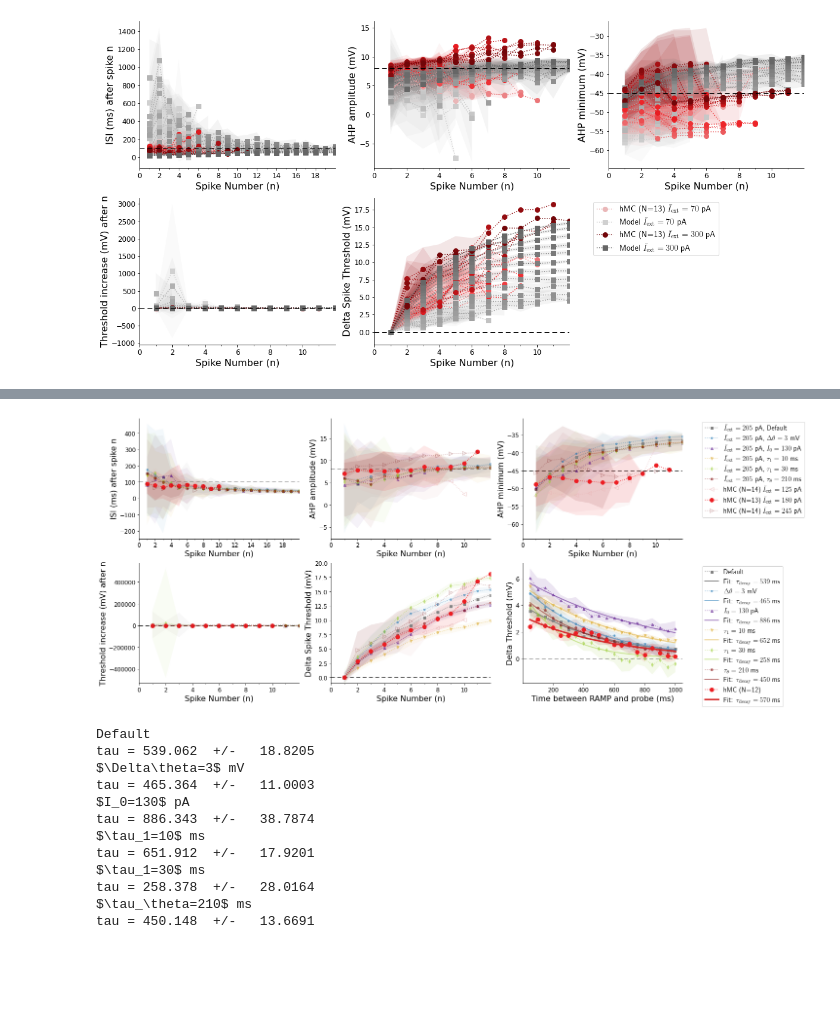
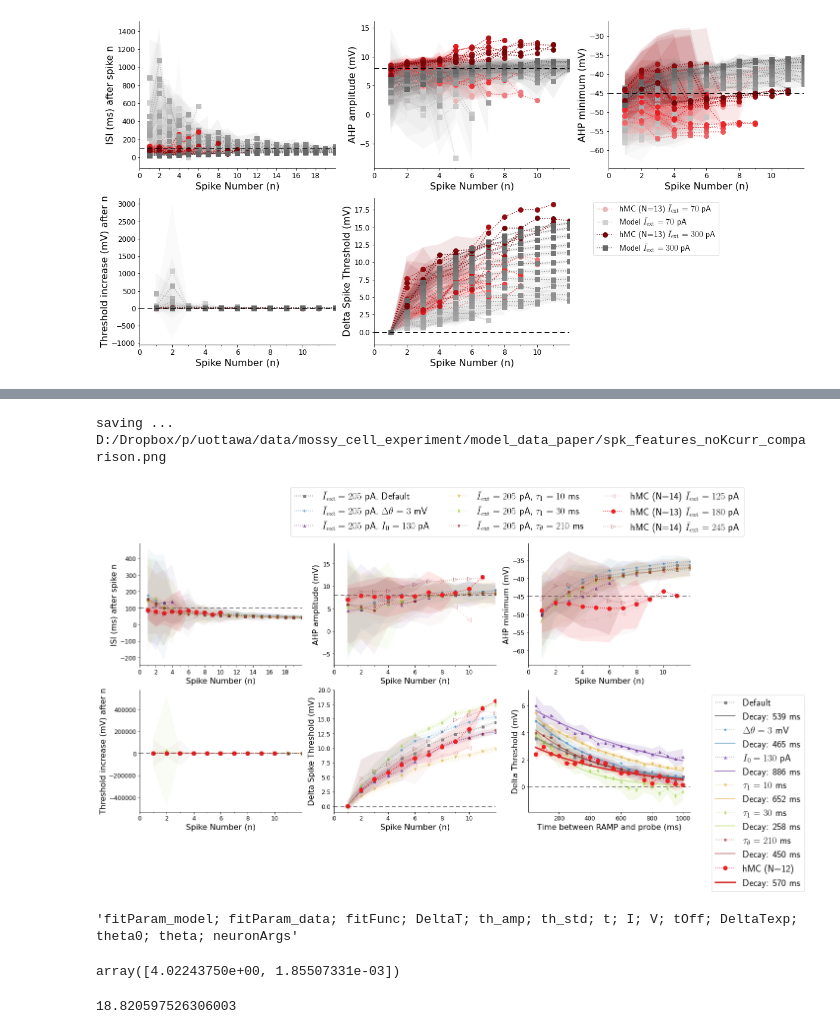
Before and after one commit to mgirardis/mossy-cell-dg, a Jupyter notebook: plot_eifdtboundsigklr_noKcurr_data_paper.ipynb, the cells around one changed output, grey strips where cells are left out. Drawn from its saved outputs; the diff is of its cells as text; code cells hidden in the pictures; blank space fills up the shorter version.

```diff
--- a/plot_eifdtboundsigklr_noKcurr_data_paper.ipynb
+++ b/plot_eifdtboundsigklr_noKcurr_data_paper.ipynb
@@ -593,7 +605,7 @@ ax[1,1].axhline(y=0,label='_',linestyle='--',linewidth=1,color='k',dashes=(8,5),
 #avg_data_struct = lambda s: inp.avg_data_matrix(s['avg'],s['std'],parVal=s['I'],avgType=avgModelData,axis=1,parValRange=avgRange,errorMethod='max',returnStdErr=False)
 
 plt.rcParams.update({'text.usetex':True,'font.family':'serif'})
-ax[0,2].legend(fontsize=14,bbox_to_anchor=(1.1,1),loc='upper left')
+ax[0,2].legend(fontsize=20,bbox_to_anchor=(-1.5,1.5),loc='upper left',ncols=3)
 plt.rcParams.update({'text.usetex':False,'font.family':'sans-serif'})
 
 """
@@ -603,64 +615,46 @@ exp_data_thresh_decay_anhtuan = numpy.array([[50.0,2.38889],[100.0,2.94444],[150
 mod_decay_data.fitParam_data[0] = numpy.array((3.175,0.00175377))
 
 color_mc = color_mc[1]#numpy.asarray((237.0/255.0,30.0/255.0,35.0/255.0,1),dtype=float)
 #color_md = color_md[0]
 #color_md[-1] = 1.0
 fit_exp_func = lambda xx,a,b: a * numpy.exp(-b * xx)
 x_fit = numpy.linspace(mod_decay_data.DeltaTexp[0][0],mod_decay_data.DeltaTexp[0][-1],100)
 for i in range(len(mod_decay_data.th_amp)):
     p.errorfill(mod_decay_data.DeltaTexp[i],mod_decay_data.th_amp[i],mod_decay_data.th_std[i],ax=ax[1,2],fmt=l_fmt[i],color=color_md[i],markersize=markersize,alpha_fill=0.1, label=label_md[i])
-    ax[1,2].plot(x_fit, fit_exp_func(x_fit,*mod_decay_data.fitParam_model[i]),'-',linewidth=2,color=color_md[i], label='Fit: $\\tau_{\\rm decay}=%.0f$ ms'%(1.0/mod_decay_data.fitParam_model[i][1]))
+    ax[1,2].plot(x_fit, fit_exp_func(x_fit,*mod_decay_data.fitParam_model[i]),'-',linewidth=2,color=color_md[i], label='Decay: %.0f ms'%(1.0/mod_decay_data.fitParam_model[i][1]))
 #p.errorfill(exp_decay_data[:,0], exp_decay_data[:,1], exp_decay_data[:,2],markersize=8,alpha_fill=0.1, fmt=':o',color=color_mc, label='hMC (N=12)',ax=ax[1,2])
 p.errorfill(exp_data_thresh_decay_anhtuan[:,0], exp_data_thresh_decay_anhtuan[:,1], exp_decay_data[:,2],markersize=8,alpha_fill=0.1, fmt=':o',color=color_mc, label='hMC (N=12)',ax=ax[1,2])
-ax[1,2].plot(x_fit, fit_exp_func(x_fit,*mod_decay_data.fitParam_data[0]),'-',linewidth=3,color='tab:red', label='Fit: $\\tau_{\\rm decay}=%.0f$ ms'%(1.0/mod_decay_data.fitParam_data[0][1]))
+ax[1,2].plot(x_fit, fit_exp_func(x_fit,*mod_decay_data.fitParam_data[0]),'-',linewidth=3,color='tab:red', label='Decay: %.0f ms'%(1.0/mod_decay_data.fitParam_data[0][1]))
 ax[1,2].axhline(y=0,label='_',linestyle='--',linewidth=1,color='k',dashes=(8,5),zorder=-10)
 plt.rcParams.update({'text.usetex':True,'font.family':'serif'})
-ax[1,2].legend(fontsize=14,bbox_to_anchor=(1.1,1),loc='upper left')
+ax[1,2].legend(fontsize=20,bbox_to_anchor=(1.1,1),loc='upper left',ncols=1)
 plt.rcParams.update({'text.usetex':False,'font.family':'sans-serif'})
 ax[1,2].set_xlabel('Time between RAMP and probe (ms)',fontsize=16)
 ax[1,2].set_ylabel('Delta Threshold (mV)',fontsize=16)
 #ax[1,2].set_xlim([0,12])
 #ax[1,2].set_xticks(numpy.arange(12)[::2])
 #ax[1,2].set_xticks(numpy.arange(12)[1::2],minor=True)
 
 for a in ax.flatten():
     a.tick_params(labelsize=12)
     a.spines['right'].set_visible(False)
     a.spines['top'].set_visible(False)
 
 #p.plot_param_search_var(x_exp,y_exp,yErr_exp,curr_exp,dict(spk=spft_data.ISI['spk'],avg=y_mod,std=yErr_mod,I=curr_mod),rescale_currents=rescaleCurr,ylabel_txt='$\\overline{ISI}$ (ms) after spike #',xLim_spk=[0,15])
 
-plt.savefig('data/simulations/spk_features_noKcurr_comparison.png',format='png',dpi=300,facecolor=(1,1,1,1),bbox_inches='tight')
+figname = 'D:/Dropbox/p/uottawa/data/mossy_cell_experiment/model_data_paper/spk_features_noKcurr_comparison.png'
+print('saving ... ',figname)
+plt.savefig(figname,format='png',dpi=300,facecolor=(1,1,1,1),bbox_inches='tight')
 
 plt.show()
 # %% [output]
+saving ...  D:/Dropbox/p/uottawa/data/mossy_cell_experiment/model_data_paper/spk_features_noKcurr_comparison.png
-[figure, old version]
+[figure, new version]
-# %%
-"""
-Calculating the SD from the confidence interval of the decay time constant
-"""
-
-fitFunc = lambda xx,a,b: a * numpy.exp(-b * xx) #lambda xx,a,b,c: a * numpy.exp(-b * xx) + c
-
-for k in range(len(mod_decay_data.th_amp)):
-    fitParam_model, fitParam_cov = scipy.optimize.curve_fit(fitFunc, mod_decay_data.DeltaTexp[k], mod_decay_data.th_amp[k], p0=(1.0,mod_decay_data.fitParam_model[k][1]), maxfev=100000) # ,par['theta0']
-    perr = numpy.sqrt(numpy.diag(fitParam_cov))
-    b       = fitParam_model[1]
-    b_std   = perr[1]
-    tau     = 1.0/b
-    tau_std = b_std*numpy.sqrt((1.0/(b**2))**2)
-    print(label_md[k])
-    print(f'tau = {tau:g}  +/-   {tau_std:g}')
-# %% [output]
-Default
-tau = 539.062  +/-   18.8205
-$\Delta\theta=3$ mV
-tau = 465.364  +/-   11.0003
-$I_0=130$ pA
-tau = 886.343  +/-   38.7874
-$\tau_1=10$ ms
-tau = 651.912  +/-   17.9201
-$\tau_1=30$ ms
-tau = 258.378  +/-   28.0164
-$\tau_\theta=210$ ms
-tau = 450.148  +/-   13.6691
+# %%
+mod_decay_data.GetFields()
+# %% [output]
+'fitParam_model; fitParam_data; fitFunc; DeltaT; th_amp; th_std; t; I; V; tOff; DeltaTexp; theta0; theta; neuronArgs'
+# %%
+mod_decay_data.fitParam_model
+# %% [output]
+array([4.02243750e+00, 1.85507331e-03])
@@ -666,0 +664,4 @@ tau = 450.148  +/-   13.6691
+# %%
+numpy.sqrt(fitParam_cov)[1,1]
+# %% [output]
+18.820597526306003
```
Also changed, not shown: parts of 7 cells of this notebook, 6 other files.
